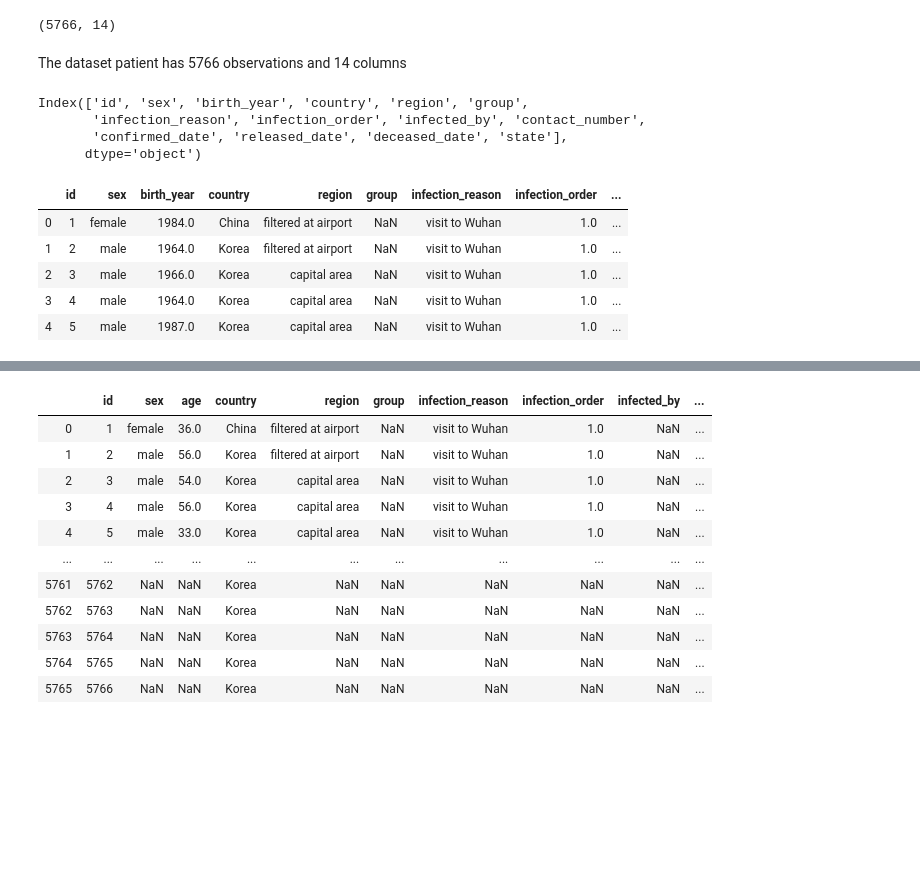
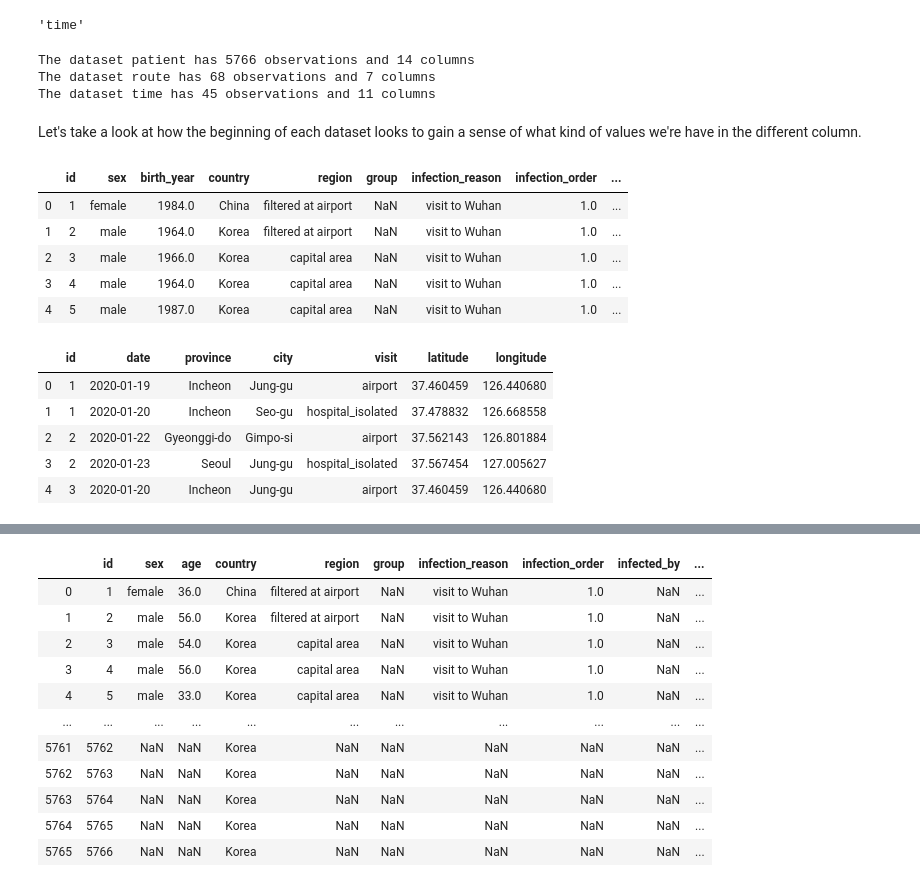
Before and after one commit to 10ken/Coronavirus-Dataset, a Jupyter notebook: Understand The Data.ipynb, the cells around one changed output, grey strips where cells are left out. Cells and saved outputs as stored; diff of their text form; code cells hidden in the pictures; blank space fills up the shorter version.

```diff
--- a/Understand The Data.ipynb
+++ b/Understand The Data.ipynb
@@ -6,23 +12,38 @@ import matplotlib.pyplot as plt
 patient = pd.read_csv("patient.csv")
 route = pd.read_csv("route.csv")
 time = pd.read_csv("time.csv")
+# %%
+def get_df_name(df):
+    name =[x for x in globals() if globals()[x] is df][0]
+    return name
+get_df_name(time)
+# %% [output]
+'time'
+# %%
+for data in [patient, route, time]:
+    print("The dataset {} has {} observations and {} columns".format(get_df_name(data),
+                                                                     data.shape[0], data.shape[1]))
+# %% [output]
+The dataset patient has 5766 observations and 14 columns
+The dataset route has 68 observations and 7 columns
+The dataset time has 45 observations and 11 columns
+# %% [markdown]
+Let's take a look at how the beginning of each dataset looks to gain a sense of what kind of values we're have in the different column.
 # %%
-patient.shape
+patient.head()
 # %% [output]
-(5766, 14)
+|  | id | sex | birth_year | country | region | group | infection_reason | infection_order | ... |
+| 0 | 1 | female | 1984.0 | China | filtered at airport | NaN | visit to Wuhan | 1.0 | ... |
+| 1 | 2 | male | 1964.0 | Korea | filtered at airport | NaN | visit to Wuhan | 1.0 | ... |
+| 2 | 3 | male | 1966.0 | Korea | capital area | NaN | visit to Wuhan | 1.0 | ... |
+| 3 | 4 | male | 1964.0 | Korea | capital area | NaN | visit to Wuhan | 1.0 | ... |
+| 4 | 5 | male | 1987.0 | Korea | capital area | NaN | visit to Wuhan | 1.0 | ... |
-# %% [markdown]
-The dataset patient has 5766 observations and 14 columns
-# %%
-print(patient.columns)
-patient.head()
-# %% [output]
-Index(['id', 'sex', 'birth_year', 'country', 'region', 'group',
-       'infection_reason', 'infection_order', 'infected_by', 'contact_number',
-       'confirmed_date', 'released_date', 'deceased_date', 'state'],
-      dtype='object')
-|  | id | sex | birth_year | country | region | group | infection_reason | infection_order | ... |
-| 0 | 1 | female | 1984.0 | China | filtered at airport | NaN | visit to Wuhan | 1.0 | ... |
-| 1 | 2 | male | 1964.0 | Korea | filtered at airport | NaN | visit to Wuhan | 1.0 | ... |
-| 2 | 3 | male | 1966.0 | Korea | capital area | NaN | visit to Wuhan | 1.0 | ... |
-| 3 | 4 | male | 1964.0 | Korea | capital area | NaN | visit to Wuhan | 1.0 | ... |
-| 4 | 5 | male | 1987.0 | Korea | capital area | NaN | visit to Wuhan | 1.0 | ... |
+# %%
+route.head()
+# %% [output]
+|  | id | date | province | city | visit | latitude | longitude |
+| 0 | 1 | 2020-01-19 | Incheon | Jung-gu | airport | 37.460459 | 126.440680 |
+| 1 | 1 | 2020-01-20 | Incheon | Seo-gu | hospital_isolated | 37.478832 | 126.668558 |
+| 2 | 2 | 2020-01-22 | Gyeonggi-do | Gimpo-si | airport | 37.562143 | 126.801884 |
+| 3 | 2 | 2020-01-23 | Seoul | Jung-gu | hospital_isolated | 37.567454 | 127.005627 |
+| 4 | 3 | 2020-01-20 | Incheon | Jung-gu | airport | 37.460459 | 126.440680 |
```
Also changed, not shown: parts of 63 cells of this notebook.
